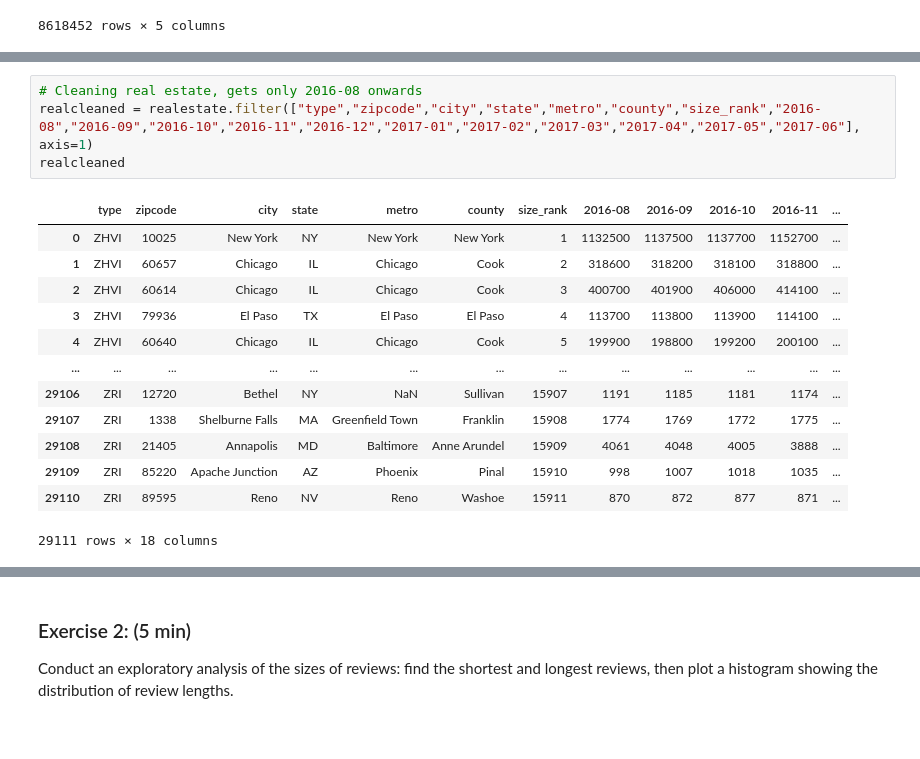
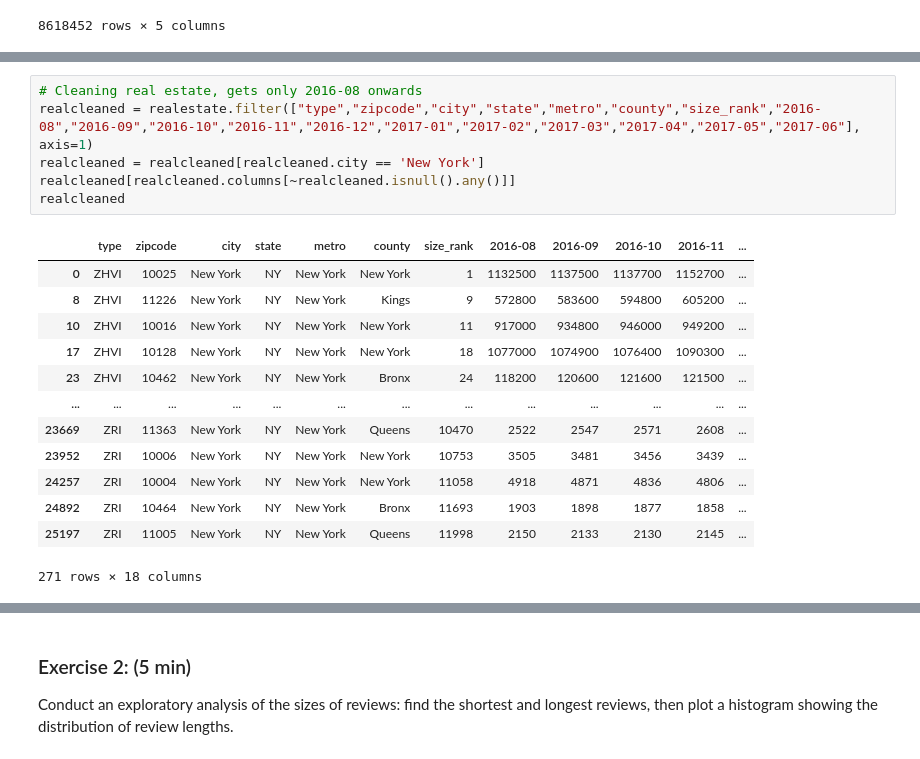
Before and after one commit to ChengAaron/1130-Final, a Jupyter notebook: 1130 Project.ipynb, the cells around one changed output, grey strips where cells are left out. Saved outputs shown, nothing was run; the diff lists cells and outputs as text.

```diff
--- a/1130 Project.ipynb
+++ b/1130 Project.ipynb
@@ -148,20 +157,22 @@ venues_clean
 # %%
 # Cleaning real estate, gets only 2016-08 onwards
 realcleaned = realestate.filter(["type","zipcode","city","state","metro","county","size_rank","2016-08","2016-09","2016-10","2016-11","2016-12","2017-01","2017-02","2017-03","2017-04","2017-05","2017-06"], axis=1)
+realcleaned = realcleaned[realcleaned.city == 'New York']
+realcleaned[realcleaned.columns[~realcleaned.isnull().any()]]
 realcleaned
 # %% [output]
 |  | type | zipcode | city | state | metro | county | size_rank | 2016-08 | 2016-09 | 2016-10 | 2016-11 | ... |
 | 0 | ZHVI | 10025 | New York | NY | New York | New York | 1 | 1132500 | 1137500 | 1137700 | 1152700 | ... |
-| 1 | ZHVI | 60657 | Chicago | IL | Chicago | Cook | 2 | 318600 | 318200 | 318100 | 318800 | ... |
-| 2 | ZHVI | 60614 | Chicago | IL | Chicago | Cook | 3 | 400700 | 401900 | 406000 | 414100 | ... |
-| 3 | ZHVI | 79936 | El Paso | TX | El Paso | El Paso | 4 | 113700 | 113800 | 113900 | 114100 | ... |
-| 4 | ZHVI | 60640 | Chicago | IL | Chicago | Cook | 5 | 199900 | 198800 | 199200 | 200100 | ... |
+| 8 | ZHVI | 11226 | New York | NY | New York | Kings | 9 | 572800 | 583600 | 594800 | 605200 | ... |
+| 10 | ZHVI | 10016 | New York | NY | New York | New York | 11 | 917000 | 934800 | 946000 | 949200 | ... |
+| 17 | ZHVI | 10128 | New York | NY | New York | New York | 18 | 1077000 | 1074900 | 1076400 | 1090300 | ... |
+| 23 | ZHVI | 10462 | New York | NY | New York | Bronx | 24 | 118200 | 120600 | 121600 | 121500 | ... |
 | ... | ... | ... | ... | ... | ... | ... | ... | ... | ... | ... | ... | ... |
-| 29106 | ZRI | 12720 | Bethel | NY | NaN | Sullivan | 15907 | 1191 | 1185 | 1181 | 1174 | ... |
-| 29107 | ZRI | 1338 | Shelburne Falls | MA | Greenfield Town | Franklin | 15908 | 1774 | 1769 | 1772 | 1775 | ... |
-| 29108 | ZRI | 21405 | Annapolis | MD | Baltimore | Anne Arundel | 15909 | 4061 | 4048 | 4005 | 3888 | ... |
-| 29109 | ZRI | 85220 | Apache Junction | AZ | Phoenix | Pinal | 15910 | 998 | 1007 | 1018 | 1035 | ... |
-| 29110 | ZRI | 89595 | Reno | NV | Reno | Washoe | 15911 | 870 | 872 | 877 | 871 | ... |
+| 23669 | ZRI | 11363 | New York | NY | New York | Queens | 10470 | 2522 | 2547 | 2571 | 2608 | ... |
+| 23952 | ZRI | 10006 | New York | NY | New York | New York | 10753 | 3505 | 3481 | 3456 | 3439 | ... |
+| 24257 | ZRI | 10004 | New York | NY | New York | New York | 11058 | 4918 | 4871 | 4836 | 4806 | ... |
+| 24892 | ZRI | 10464 | New York | NY | New York | Bronx | 11693 | 1903 | 1898 | 1877 | 1858 | ... |
+| 25197 | ZRI | 11005 | New York | NY | New York | Queens | 11998 | 2150 | 2133 | 2130 | 2145 | ... |
-29111 rows × 18 columns
+271 rows × 18 columns
 # %%
 #Econ doesnt need cleaning
```
Also changed, not shown: parts of 19 cells of this notebook.
